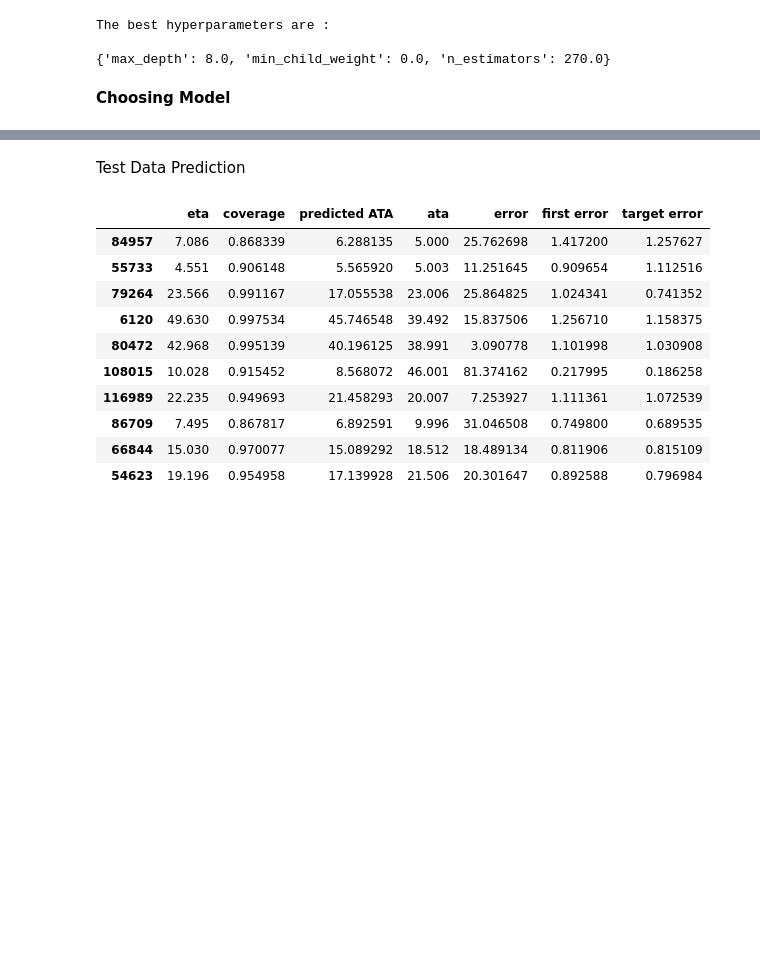
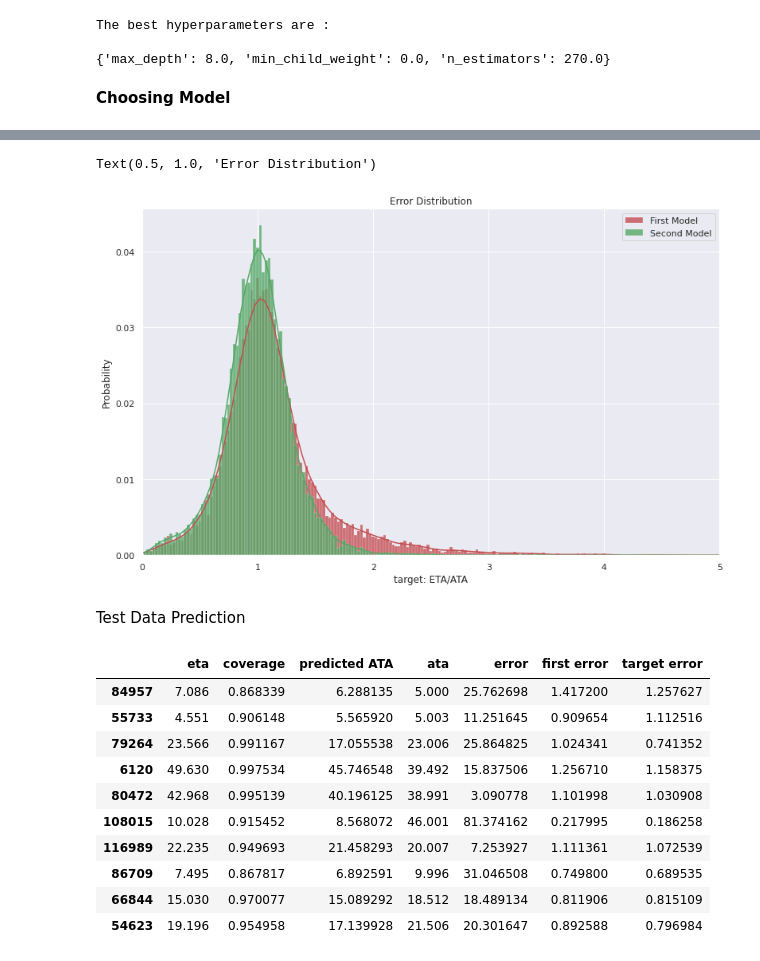
Before and after one commit to alizkzm/ETA_Prediction, a Jupyter notebook: ETA_Prediction.ipynb, the cells around one changed output, grey strips where cells are left out. Cells and saved outputs as stored; diff of their text form; code cells hidden in the pictures; blank space fills up the shorter version.

```diff
--- a/ETA_Prediction.ipynb
+++ b/ETA_Prediction.ipynb
@@ -624,3 +658,15 @@ Text(0.5, 1.0, 'Error Distribution')
+# %%
+sns.set_theme(style="darkgrid")
+sns.set(rc = {'figure.figsize':(13,8)})
+sns.histplot(data = prediction, x= 'first error',stat='probability',alpha=0.8,color='r',kde=True,label='First Model',binwidth=0.025)
+sns.histplot(data = prediction, x= 'target error',stat='probability',alpha=0.8,color='g',kde=True,label='Second Model',binwidth=0.025)
+plt.xlim([0,5])
+plt.legend()
+plt.xlabel('target: ETA/ATA')
+plt.title('Error Distribution')
+# %% [output]
+Text(0.5, 1.0, 'Error Distribution')
+[figure, added]
 # %% [markdown]
 Test Data Prediction
 # %%
```
Also changed, not shown: parts of 5 cells of this notebook, 1 other file.
